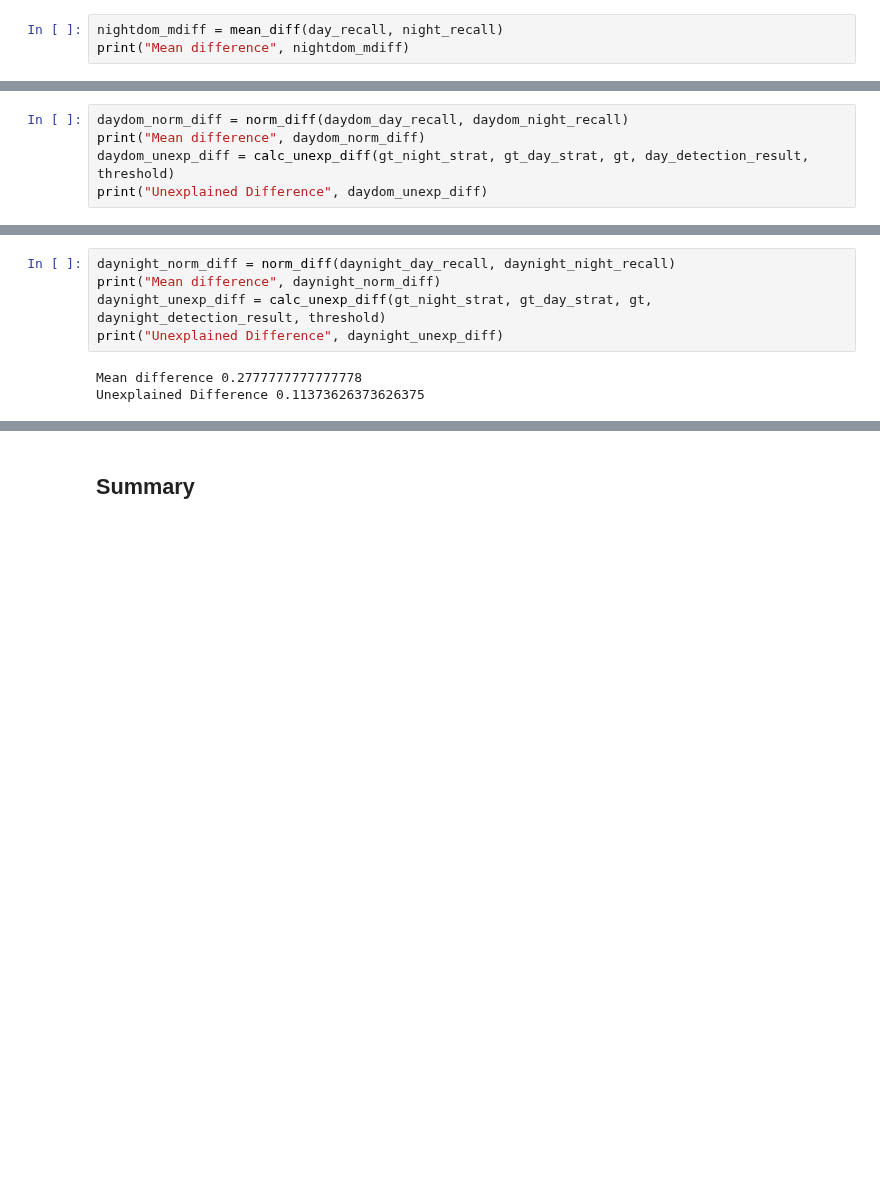
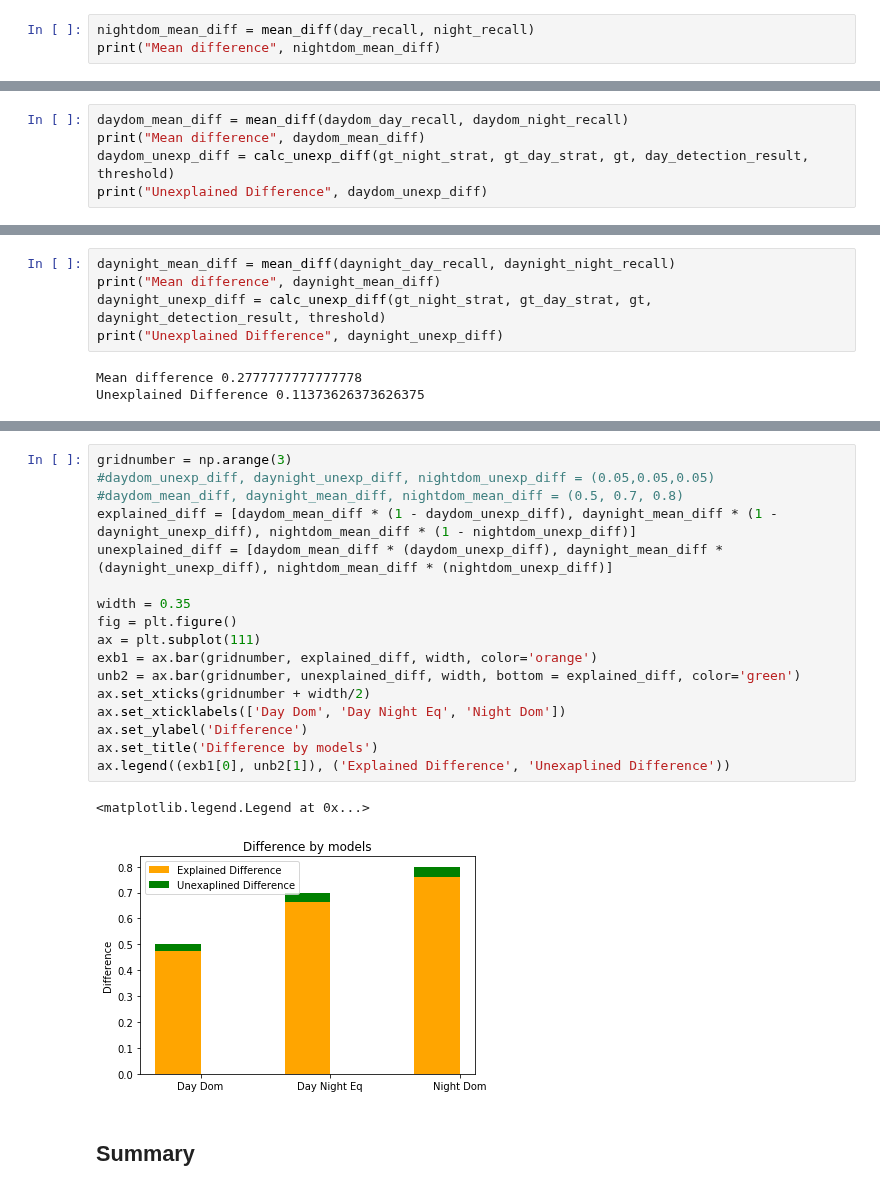
Before and after one commit to noya/strata-bias-demo, a Jupyter notebook: Bias_Detection.ipynb, the cells around one changed output, grey strips where cells are left out. Saved outputs shown, nothing was run; the diff lists cells and outputs as text; blank space fills up the shorter version.

```diff
--- a/Bias_Detection.ipynb
+++ b/Bias_Detection.ipynb
@@ -167,8 +162,8 @@ def mean_diff(grp0_recall, grp1_recall):
     """
     return grp0_recall - grp1_recall
 # %%
-nightdom_mdiff = mean_diff(day_recall, night_recall)
-print("Mean difference", nightdom_mdiff)
+nightdom_mean_diff = mean_diff(day_recall, night_recall)
+print("Mean difference", nightdom_mean_diff)
 # %% [output]
 Normalized difference 0.4145299145299145
 # %% [markdown]
@@ -279,8 +274,8 @@ print("Day Recall", daydom_day_recall)
 Night Recall 0.2777777777777778
 Day Recall 0.46153846153846156
 # %%
-daydom_norm_diff = norm_diff(daydom_day_recall, daydom_night_recall)
-print("Mean difference", daydom_norm_diff)
+daydom_mean_diff = mean_diff(daydom_day_recall, daydom_night_recall)
+print("Mean difference", daydom_mean_diff)
 daydom_unexp_diff = calc_unexp_diff(gt_night_strat, gt_day_strat, gt, day_detection_result, threshold)
 print("Unexplained Difference", daydom_unexp_diff)
 # %% [output]
@@ -301,8 +296,8 @@ b1d0a191-03dcecc2.jpg Number of detected pedestrians 14
 Night Recall 0.2777777777777778
 Day Recall 0.38461538461538464
 # %%
-daynight_norm_diff = norm_diff(daynight_day_recall, daynight_night_recall)
-print("Mean difference", daynight_norm_diff)
+daynight_mean_diff = mean_diff(daynight_day_recall, daynight_night_recall)
+print("Mean difference", daynight_mean_diff)
 daynight_unexp_diff = calc_unexp_diff(gt_night_strat, gt_day_strat, gt, daynight_detection_result, threshold)
 print("Unexplained Difference", daynight_unexp_diff)
 # %% [output]
@@ -313,3 +325,23 @@ plt.bar(range(0, 6), [daydom_day_recall, daydom_night_recall, daynight_day_recal
+# %%
+gridnumber = np.arange(3)
+#daydom_unexp_diff, daynight_unexp_diff, nightdom_unexp_diff = (0.05,0.05,0.05)
+#daydom_mean_diff, daynight_mean_diff, nightdom_mean_diff = (0.5, 0.7, 0.8)
+explained_diff = [daydom_mean_diff * (1 - daydom_unexp_diff), daynight_mean_diff * (1 - daynight_unexp_diff), nightdom_mean_diff * (1 - nightdom_unexp_diff)]
+unexplained_diff = [daydom_mean_diff * (daydom_unexp_diff), daynight_mean_diff * (daynight_unexp_diff), nightdom_mean_diff * (nightdom_unexp_diff)]
+
+width = 0.35
+fig = plt.figure()
+ax = plt.subplot(111)
+exb1 = ax.bar(gridnumber, explained_diff, width, color='orange')
+unb2 = ax.bar(gridnumber, unexplained_diff, width, bottom = explained_diff, color='green')
+ax.set_xticks(gridnumber + width/2)
+ax.set_xticklabels(['Day Dom', 'Day Night Eq', 'Night Dom'])
+ax.set_ylabel('Difference')
+ax.set_title('Difference by models')
+ax.legend((exb1[0], unb2[1]), ('Explained Difference', 'Unexaplined Difference'))
+# %% [output]
+<matplotlib.legend.Legend at 0x...>
+[figure, added]
 # %% [markdown]
 ## Summary ##
 # %% [markdown]
```
Also changed, not shown: parts of 5 cells of this notebook.
